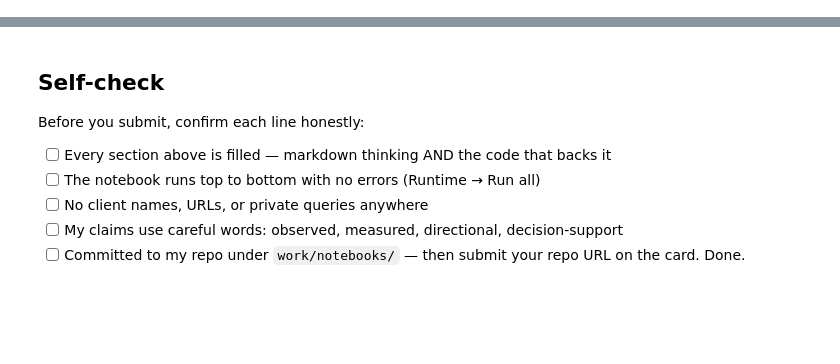
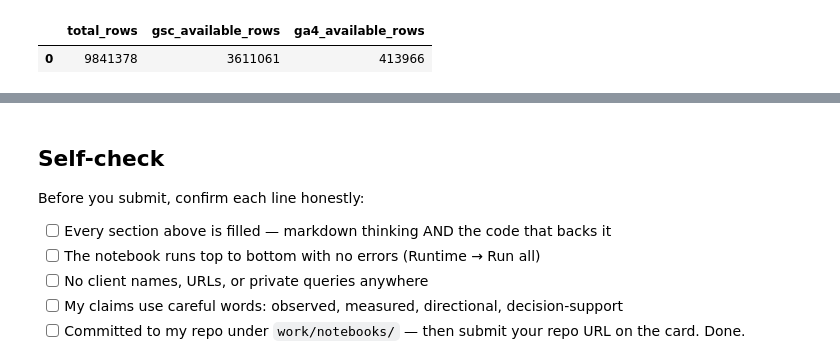
Before and after one commit to Hussainhhgh/flyrank-ml-internship, a Jupyter notebook: work/notebooks/w03_data_contract.ipynb, the cells around one changed output, grey strips where cells are left out. Drawn from its saved outputs; the diff is of its cells as text; code cells hidden in the pictures; blank space fills up the shorter version.

```diff
--- a/work/notebooks/w03_data_contract.ipynb
+++ b/work/notebooks/w03_data_contract.ipynb
@@ -19,0 +96,26 @@ This skeleton is yours to fill. Work the sections **in order** — each one has
+# %%
+# This cell is for CODE (numbers, a query, a check).
+# Write your text answer in the cell ABOVE this one — typing sentences here breaks Run All.
+
+counts = con.sql(f"""
+    SELECT COUNT(*) AS n_rows,
+           MIN(report_date) AS min_date,
+           MAX(report_date) AS max_date,
+           COUNT(DISTINCT content_hash_id) AS n_pages,
+           COUNT(DISTINCT client_hash_id) AS n_clients
+    FROM read_parquet('{month_path}')
+""").df()
+counts
+
+# Section 3 — code cell (Query 3: availability with IS TRUE)
+
+availability = con.sql(f"""
+    SELECT COUNT(*) AS total_rows,
+           COUNT(*) FILTER (WHERE gsc_data_available IS TRUE) AS gsc_available_rows,
+           COUNT(*) FILTER (WHERE ga4_data_available IS TRUE) AS ga4_available_rows
+    FROM read_parquet('{month_path}')
+""").df()
+availability
+# %% [output]
+|  | total_rows | gsc_available_rows | ga4_available_rows |
+| 0 | 9841378 | 3611061 | 413966 |
```
Also changed, not shown: parts of 18 cells of this notebook.
